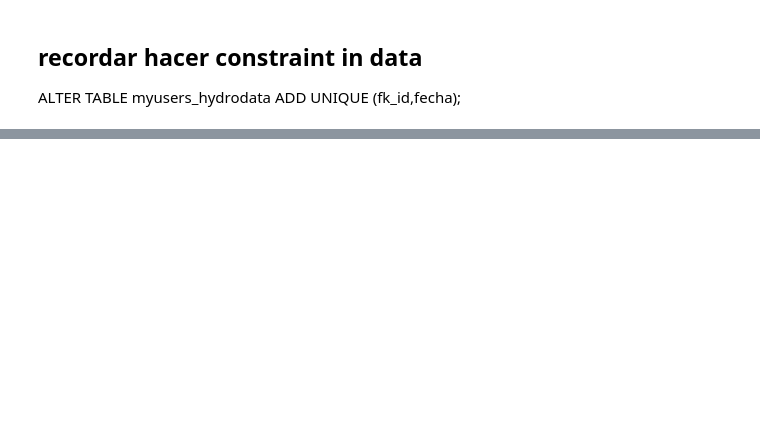
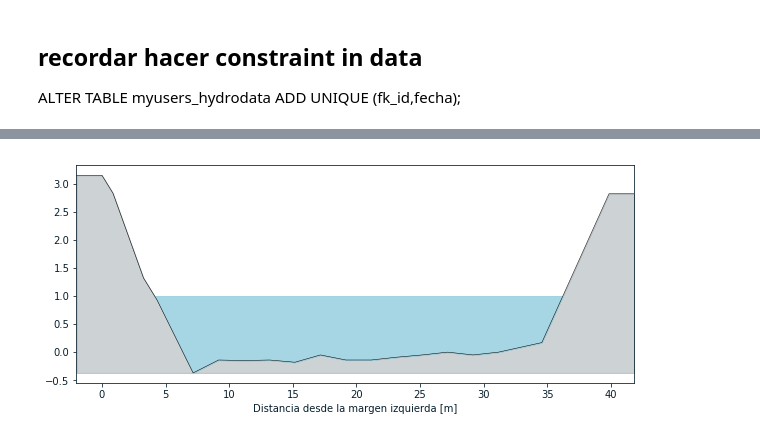
Before and after one commit to vanesalo10/CPR, a Jupyter notebook: migration/test.ipynb, the cells around one changed output, grey strips where cells are left out. Cells and saved outputs as stored; diff of their text form; code cells hidden in the pictures; blank space fills up the shorter version.

Commit message:
installing fixed, test for plots made, minor Nivel.py changes

```diff
--- a/migration/test.ipynb
+++ b/migration/test.ipynb
@@ -139 +168,40 @@ ALTER TABLE myusers_hydrodata ADD UNIQUE (fk_id,fecha);
+# %%
+def adjust_topo(self,df,x_sensor):
+    '''
+    Adjust topo-batimetry to last section
+    Parameters
+    ----------
+    df         : topo DataFrame
+    x_sensor   :   x location of sensor or point to adjust topo-batimetry
+    Returns
+    ----------
+    DataFrame adjust
+    '''
+    cond = (df['x']<x_sensor).values
+    flag = cond[0]
+    for i,j in enumerate(cond):
+        if j==flag:
+            pass
+        else:
+            point = (tuple(df.iloc[i-1].values),tuple(df.iloc[i].values))
+        flag = j
+    intersection = self.line_intersection(point,((x_sensor,0.1*df['y'].min()),(x_sensor,1.1*df['y'].max(),(x_sensor,))))
+    df = df.append(pd.DataFrame(np.matrix(intersection),index=['x_sensor'],columns=['x','y'])).sort_values('x')
+    df['y'] = df['y']-intersection[1]
+    df.index = range(1,df.index.size+1)
+    return df
+
+def last_bat(self):
+    df = self.read_sql("select * from myusers_item where item_fk_id = '%s' and tipo_salida = 'siata-batimetria'"%self.info.id)
+    index = df[df['fecha']==df['fecha'].max()].index[0]
+    fk_id = df.loc[index,'id']
+    return fk_id
+# %%
+x_sensor = self.read_sql("select x_lamina from myusers_item where id = '%s'"%last_bat(self)).loc[0,'x_lamina']
+offset = self.read_sql("select offset from myusers_item where id = '%s'"%last_bat(self)).loc[0,'offset']
+bat = self.read_sql("select * from myusers_topo where fk_id = '%s'"%last_bat(self)).sort_values('vertical')
+# %%
+self.plot_section(bat,level=1.0)
+# %% [output]
+[figure, added]
 # %%
```
Also changed, not shown: parts of 7 cells of this notebook, 2 other files.
